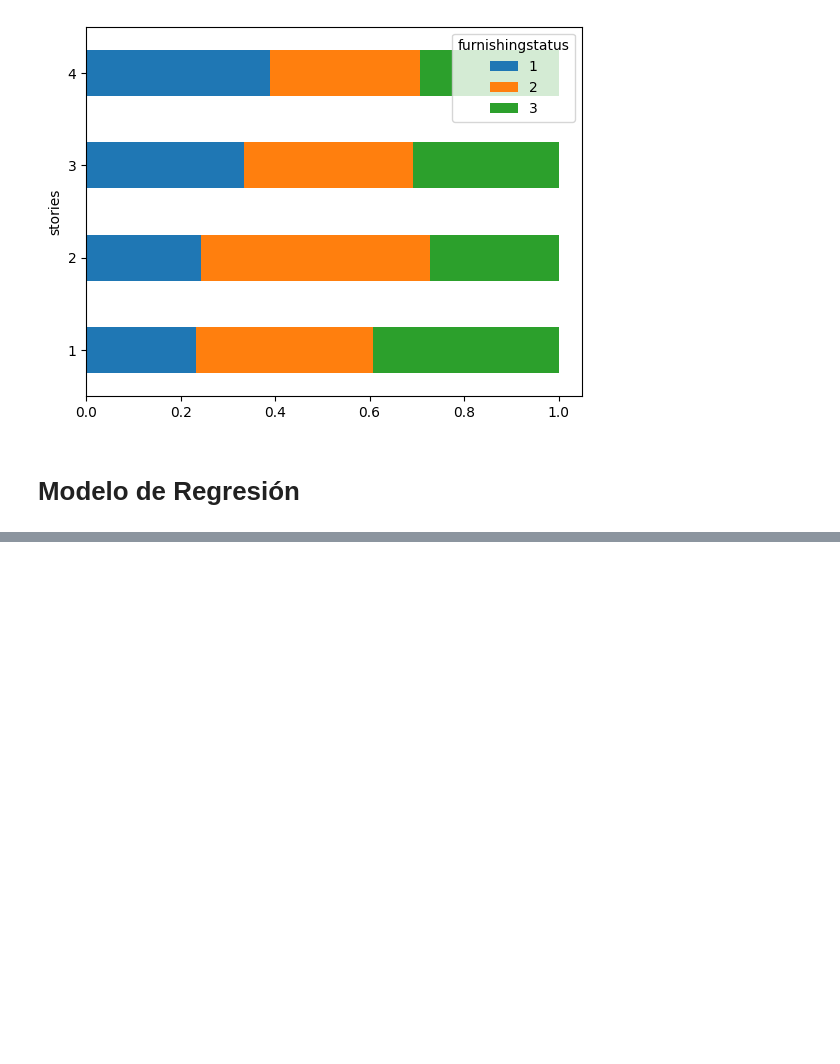
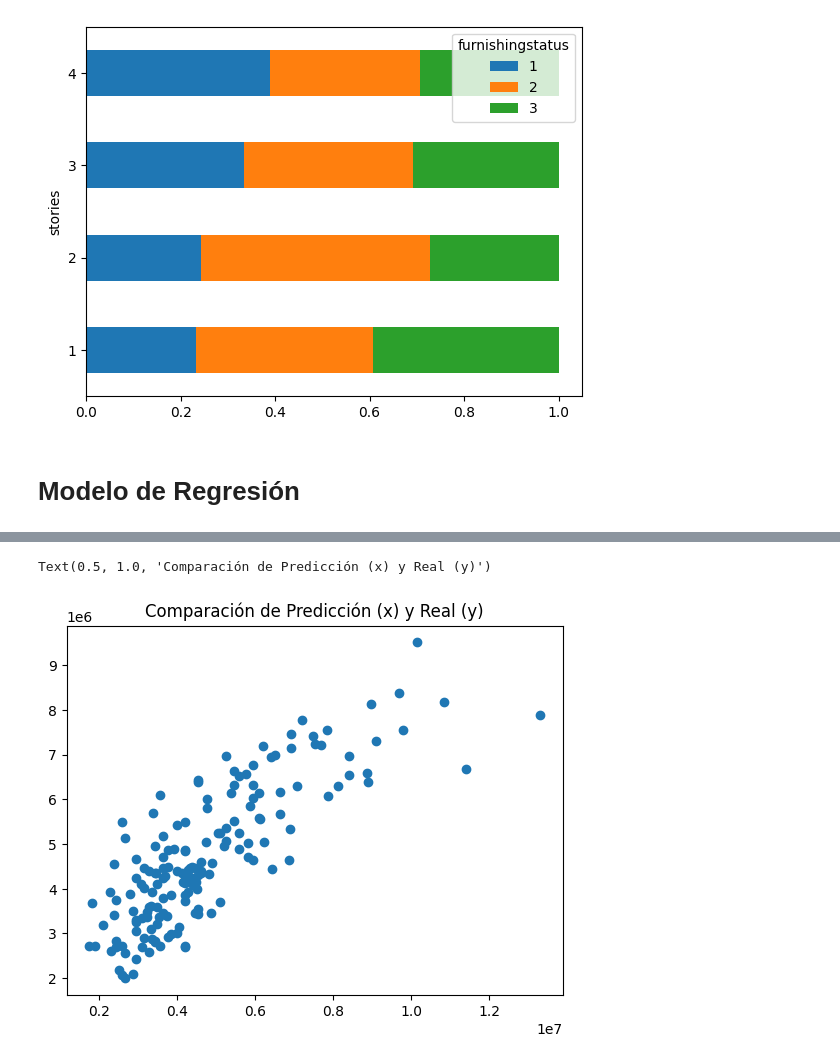
Before and after one commit to c-delvalle-r/ebac, a Jupyter notebook: Python/Modulo27/Modulo27_IntroRegresion.ipynb, the cells around one changed output, grey strips where cells are left out. Saved outputs shown, nothing was run; the diff lists cells and outputs as text; code cells hidden in the pictures; blank space fills up the shorter version.

```diff
--- a/Python/Modulo27/Modulo27_IntroRegresion.ipynb
+++ b/Python/Modulo27/Modulo27_IntroRegresion.ipynb
@@ -246,0 +248,17 @@ from sklearn.model_selection import train_test_split
+# %%
+# Construcción de los dataframes de X y Y para la regresión
+# Variablees independientes
+x = df.drop(columns=['price'])
+
+# Variables dependientes
+y = df['price']
+# %%
+# Dividir en training-testing
+x_train, x_test, y_train, y_test = train_test_split(x, y, test_size=.30, random_state=1)
+# %%
+# Ejecutar regresión lineal
+# Construir el regresor
+regression_model = LinearRegression()
+
+# Generar el fit de la regresión con la función fit
+regression_model.fit(X=x_train, y=y_train)
@@ -246,0 +388,8 @@ from sklearn.model_selection import train_test_split
+# %%
+# Comparación de las predicciones con los reales
+predictions = regression_model.predict(x_test)
+plt.scatter(y_test, predictions)
+plt.title('Comparación de Predicción (x) y Real (y)')
+# %% [output]
+Text(0.5, 1.0, 'Comparación de Predicción (x) y Real (y)')
+[figure, added]
```
Also changed, not shown: parts of 16 cells of this notebook.
